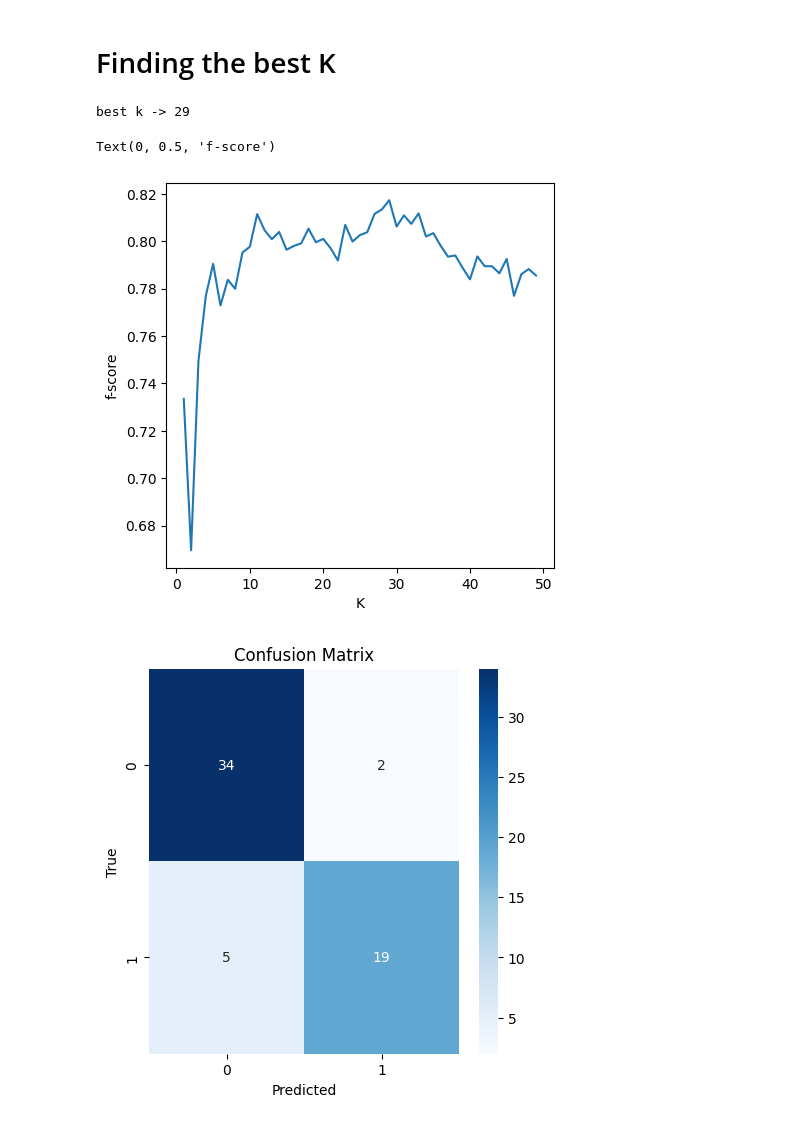
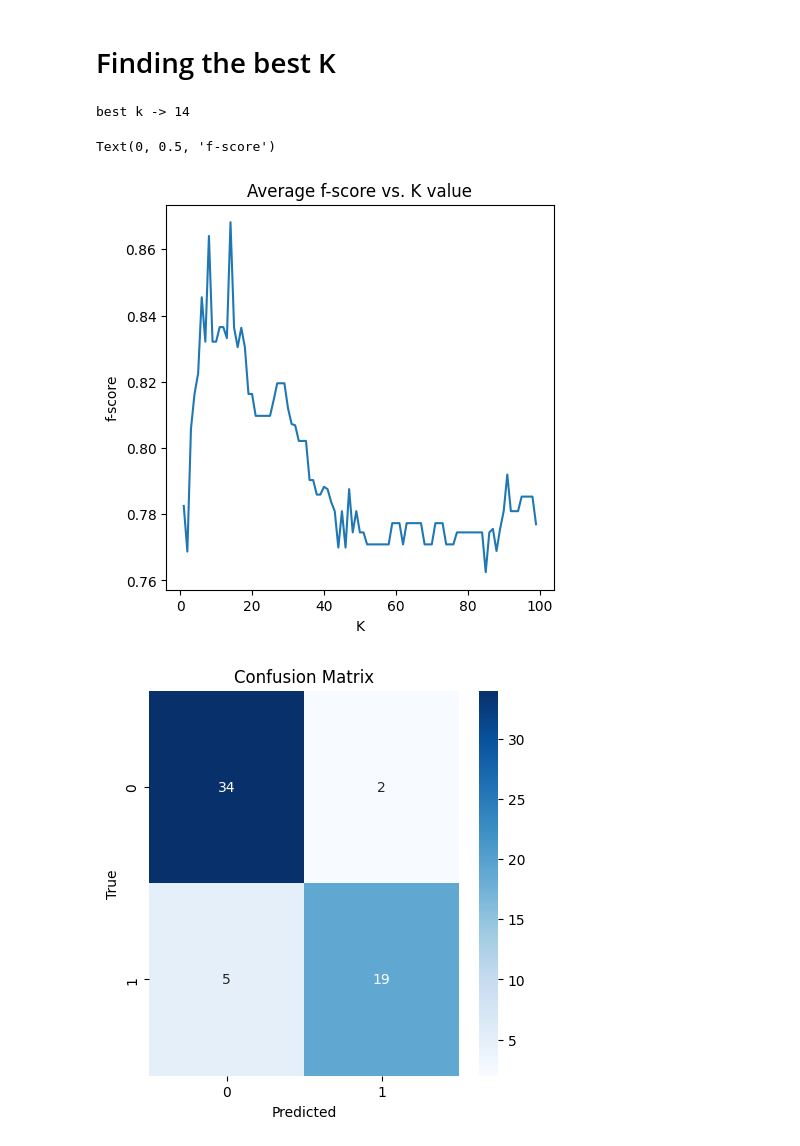
Before and after one commit to sadrajafari/cs5830_project4, a Jupyter notebook: project4.ipynb, the cells around one changed output. Cells and saved outputs as stored; diff of their text form; code cells hidden in the pictures.

```diff
--- a/project4.ipynb
+++ b/project4.ipynb
@@ -192,9 +193,9 @@ def knn(n_neighbors, X_train, y_train, X_test, y_test, show_confusion = False):
     for i in range(len(X_test)):
         zeros = list(y_train[indices[i]]).count(0)
         ones = list(y_train[indices[i]]).count(1)
-        if ones > zeros:
+        # In case of equality of numbers we predict one
+        if ones >= zeros:
             y_pred.append(1)
-        # In case of equality of numbers we predict zero
         else:
             y_pred.append(0)
     if show_confusion:
@@ -213,7 +214,8 @@ def knn(n_neighbors, X_train, y_train, X_test, y_test, show_confusion = False):
 # %% [markdown]
 # Finding the best K
 # %%
-def bestK(n, X, y):
+# For a given value of k, use a 10-fold cross validation to compute an average f-score
+def averageFScore(kValue, X, y):
     np.random.seed(40)
     k_fold = 10
 
@@ -232,38 +234,40 @@ def bestK(n, X, y):
     X_shuffled = X[indices]
     y_shuffled = y[indices]
     f_score_1 = []
 
 
     for fold in range(k_fold):
         # Split the dataset into training and testing sets for this fold
         test_start = fold * fold_size
         test_end = (fold + 1) * fold_size
         X_test_fold = X_shuffled[test_start:test_end]
         y_test_fold = y_shuffled[test_start:test_end]
 
 
         # Use the remaining data as training set
         X_train_fold = np.concatenate([X_shuffled[:test_start], X_shuffled[test_end:]])
         y_train_fold = np.concatenate([y_shuffled[:test_start], y_shuffled[test_end:]])
-        result = knn(n, X_train_fold, y_train_fold, X_test_fold, y_test_fold)
+        result = knn(kValue, X_train_fold, y_train_fold, X_test_fold, y_test_fold)
         # print(result)
         f_score_1.append(result[2][1])
 
     return np.mean(f_score_1)
 
-k_range = range(1, 50)
-f_scores = [bestK(n, X, y) for n in k_range]
+# For k-values 1-50, compute an average f-score and take the k with the highest average f-score
+k_range = range(1, 100)
+f_scores = [averageFScore(kValue, X, y) for kValue in k_range]
 # print(f_scores)
 print(f"best k -> {f_scores.index(max(f_scores)) + 1}")
 best_K = f_scores.index(max(f_scores)) + 1
 plt.figure(figsize=(5, 5))
 plt.plot(k_range, f_scores)
+plt.title("Average f-score vs. K value")
 plt.xlabel("K")
 plt.ylabel("f-score")
 # %% [output]
-best k -> 29
+best k -> 14
 Text(0, 0.5, 'f-score')
-[figure, old version]
+[figure, new version]
 # %%
 # result_list = []
 # X_train, X_test, y_train, y_test = train_test_split(X, y, test_size=.2, random_state=19)
```
Also changed, not shown: parts of 11 cells of this notebook.
